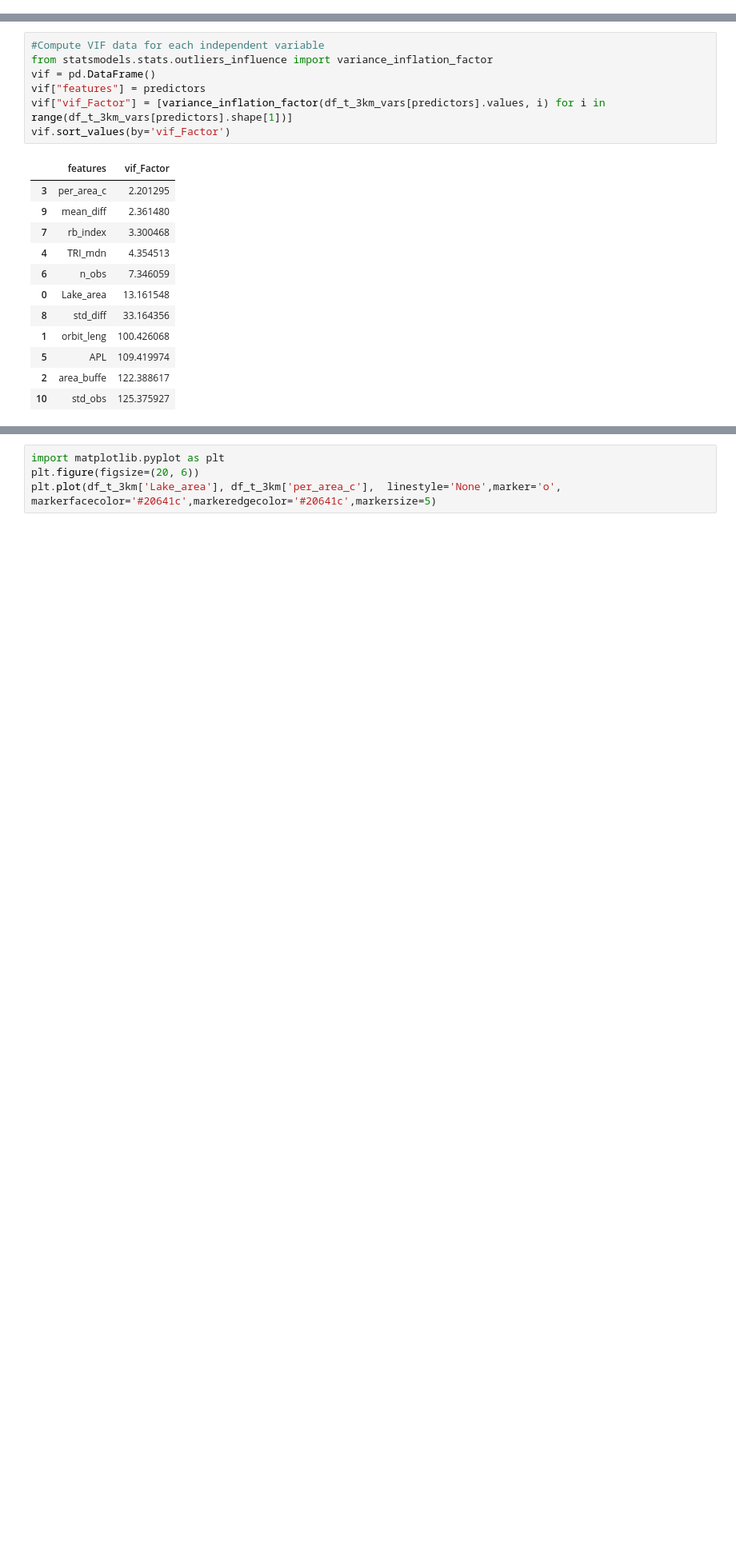
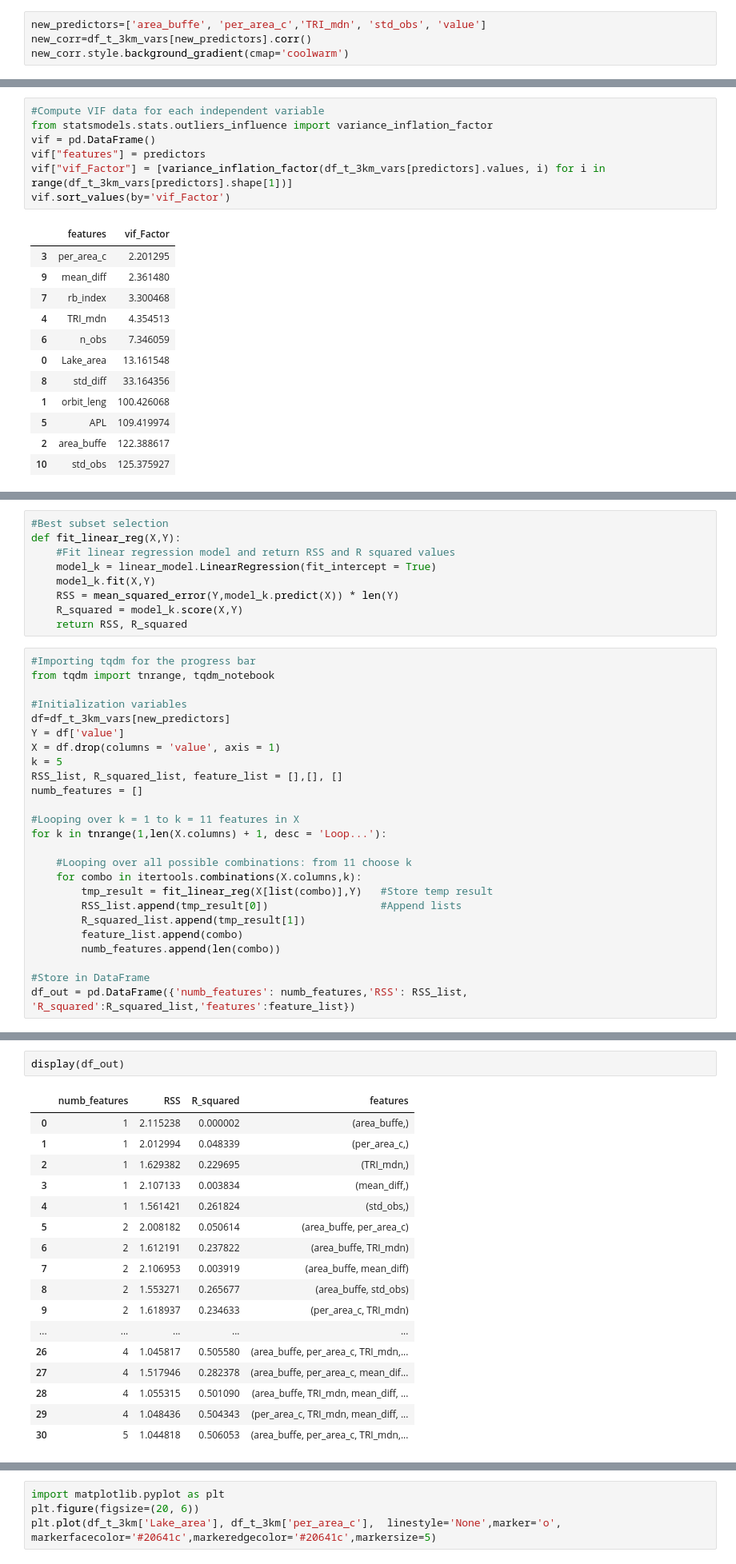
Before and after one commit to anmagomez/radar_altimetry_eval, a Jupyter notebook: src/example_importance.ipynb, the cells around one changed output, grey strips where cells are left out. Shown at 80% size. Cells and saved outputs as stored; diff of their text form; blank space fills up the shorter version.

Commit message:
adding subset selection and stepwise selection

```diff
--- a/src/example_importance.ipynb
+++ b/src/example_importance.ipynb
@@ -281,3 +281,7 @@ corr.style.background_gradient(cmap='coolwarm')
 | mean_diff | -0.179593 | -0.100128 | -0.122760 | 0.022837 | -0.038960 | 0.169979 | -0.204727 | 0.078554 | 0.376869 | ... |
 | std_obs | 0.174345 | 0.098050 | 0.123393 | -0.228341 | -0.016923 | 0.987965 | 0.616564 | -0.386346 | 0.922860 | ... |
 | value | 0.095077 | -0.010066 | 0.001538 | -0.219861 | 0.479265 | 0.535707 | 0.478475 | -0.121950 | 0.565812 | ... |
+# %%
+new_predictors=['area_buffe', 'per_area_c','TRI_mdn', 'std_obs', 'value']
+new_corr=df_t_3km_vars[new_predictors].corr()
+new_corr.style.background_gradient(cmap='coolwarm')
@@ -306,0 +403,34 @@ vif.sort_values(by='vif_Factor')
+# %%
+#Best subset selection
+def fit_linear_reg(X,Y):
+    #Fit linear regression model and return RSS and R squared values
+    model_k = linear_model.LinearRegression(fit_intercept = True)
+    model_k.fit(X,Y)
+    RSS = mean_squared_error(Y,model_k.predict(X)) * len(Y)
+    R_squared = model_k.score(X,Y)
+    return RSS, R_squared
+# %%
+#Importing tqdm for the progress bar
+from tqdm import tnrange, tqdm_notebook
+
+#Initialization variables
+df=df_t_3km_vars[new_predictors]
+Y = df['value']
+X = df.drop(columns = 'value', axis = 1)
+k = 5
+RSS_list, R_squared_list, feature_list = [],[], []
+numb_features = []
+
+#Looping over k = 1 to k = 11 features in X
+for k in tnrange(1,len(X.columns) + 1, desc = 'Loop...'):
+
+    #Looping over all possible combinations: from 11 choose k
+    for combo in itertools.combinations(X.columns,k):
+        tmp_result = fit_linear_reg(X[list(combo)],Y)   #Store temp result
+        RSS_list.append(tmp_result[0])                  #Append lists
+        R_squared_list.append(tmp_result[1])
+        feature_list.append(combo)
+        numb_features.append(len(combo))
+
+#Store in DataFrame
+df_out = pd.DataFrame({'numb_features': numb_features,'RSS': RSS_list, 'R_squared':R_squared_list,'features':feature_list})
@@ -306,0 +457,20 @@ vif.sort_values(by='vif_Factor')
+# %%
+display(df_out)
+# %% [output]
+|  | numb_features | RSS | R_squared | features |
+| 0 | 1 | 2.115238 | 0.000002 | (area_buffe,) |
+| 1 | 1 | 2.012994 | 0.048339 | (per_area_c,) |
+| 2 | 1 | 1.629382 | 0.229695 | (TRI_mdn,) |
+| 3 | 1 | 2.107133 | 0.003834 | (mean_diff,) |
+| 4 | 1 | 1.561421 | 0.261824 | (std_obs,) |
+| 5 | 2 | 2.008182 | 0.050614 | (area_buffe, per_area_c) |
+| 6 | 2 | 1.612191 | 0.237822 | (area_buffe, TRI_mdn) |
+| 7 | 2 | 2.106953 | 0.003919 | (area_buffe, mean_diff) |
+| 8 | 2 | 1.553271 | 0.265677 | (area_buffe, std_obs) |
+| 9 | 2 | 1.618937 | 0.234633 | (per_area_c, TRI_mdn) |
+| ... | ... | ... | ... | ... |
+| 26 | 4 | 1.045817 | 0.505580 | (area_buffe, per_area_c, TRI_mdn,... |
+| 27 | 4 | 1.517946 | 0.282378 | (area_buffe, per_area_c, mean_dif... |
+| 28 | 4 | 1.055315 | 0.501090 | (area_buffe, TRI_mdn, mean_diff, ... |
+| 29 | 4 | 1.048436 | 0.504343 | (per_area_c, TRI_mdn, mean_diff, ... |
+| 30 | 5 | 1.044818 | 0.506053 | (area_buffe, per_area_c, TRI_mdn,... |
```
Also changed, not shown: parts of 7 cells of this notebook.
